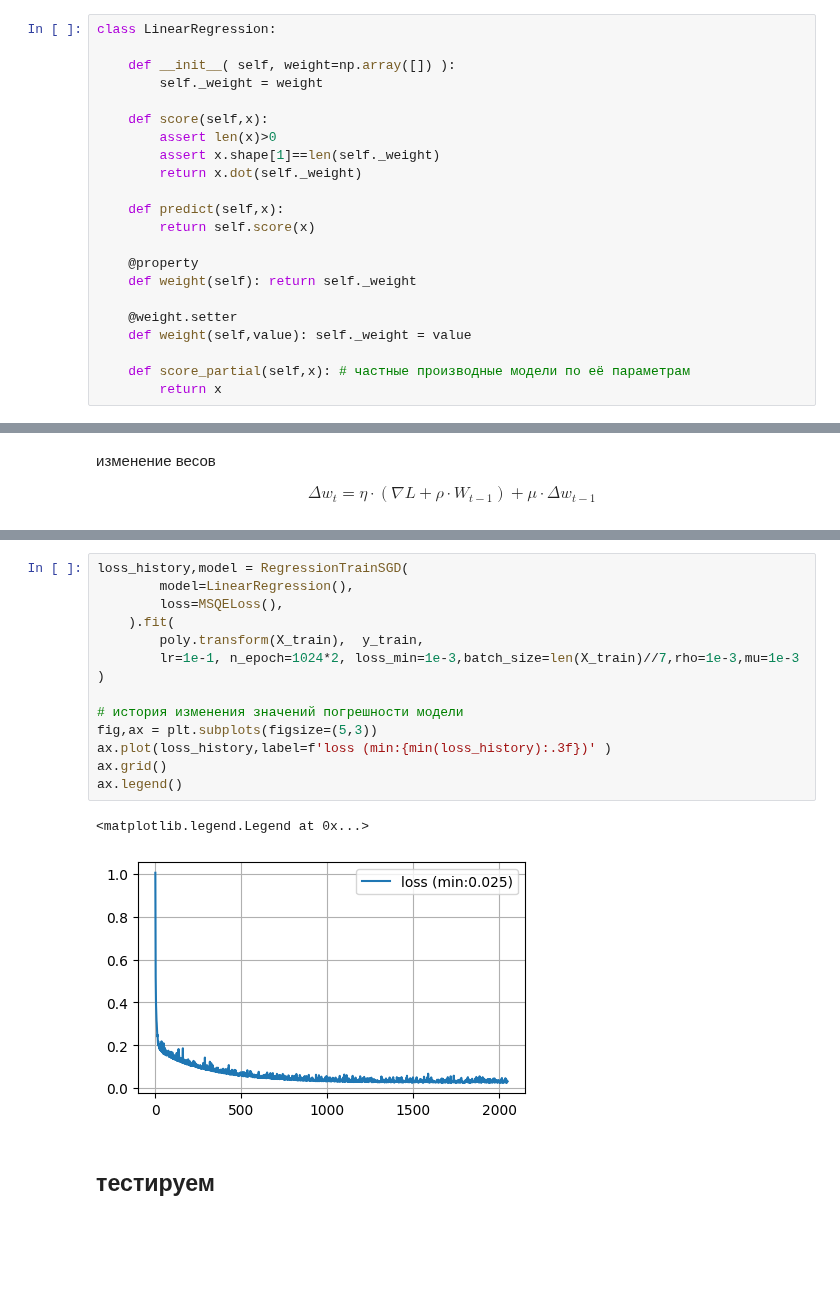
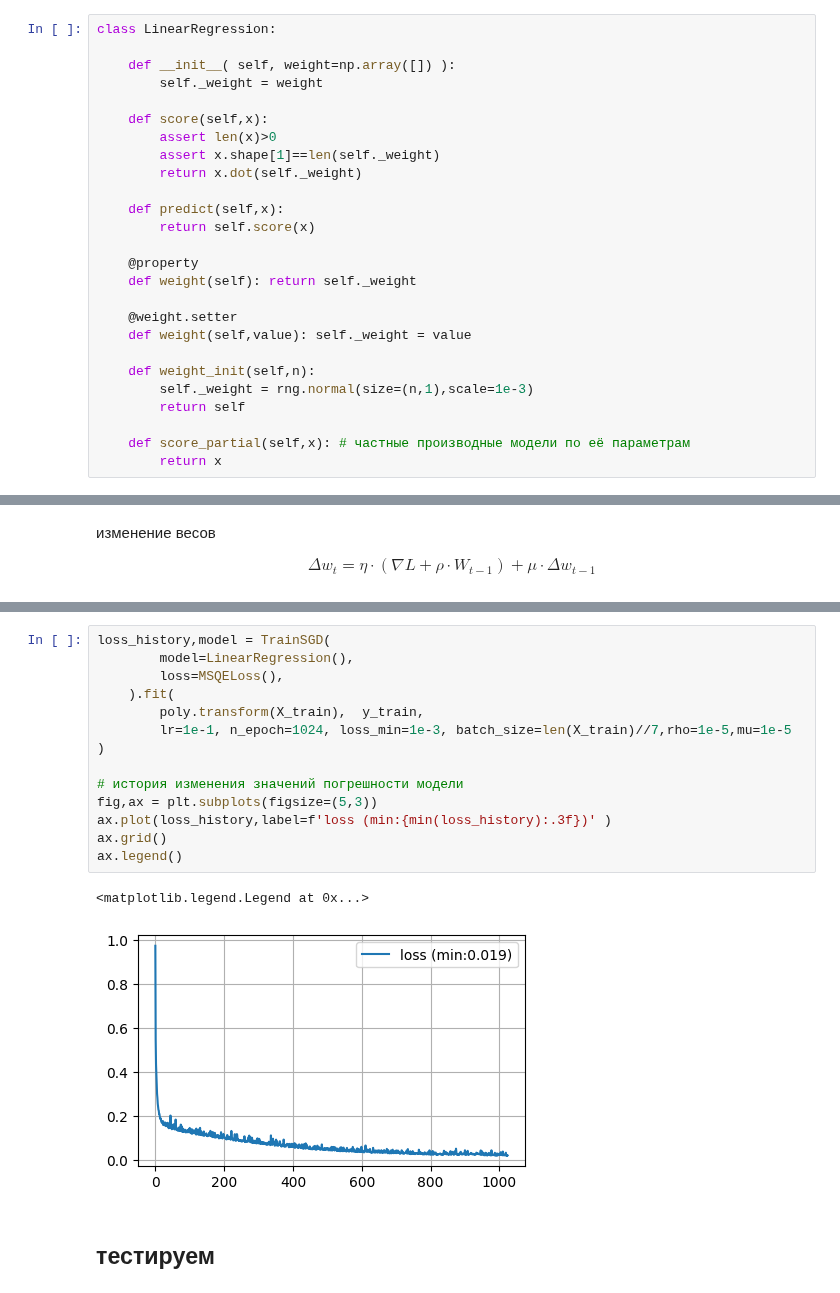
Before and after one commit to mechanoid5/ml_lectorium_2024_I, a Jupyter notebook: examples/13-regression-linear/02-regression-sgd.ipynb, the cells around one changed output, grey strips where cells are left out. Drawn from its saved outputs; the diff is of its cells as text; blank space fills up the shorter version.

```diff
--- a/examples/13-regression-linear/02-regression-sgd.ipynb
+++ b/examples/13-regression-linear/02-regression-sgd.ipynb
@@ -58,6 +59,10 @@ class LinearRegression:
     @weight.setter
     def weight(self,value): self._weight = value
 
+    def weight_init(self,n):
+        self._weight = rng.normal(size=(n,1),scale=1e-3)
+        return self
+
     def score_partial(self,x): # частные производные модели по её параметрам
         return x
 # %% [markdown]
@@ -168,20 +193,20 @@ poly = PolynomialFeatures(
 # %%
-loss_history,model = RegressionTrainSGD(
+loss_history,model = TrainSGD(
         model=LinearRegression(),
         loss=MSQELoss(),
     ).fit(
         poly.transform(X_train),  y_train,
-        lr=1e-1, n_epoch=1024*2, loss_min=1e-3,batch_size=len(X_train)//7,rho=1e-3,mu=1e-3
+        lr=1e-1, n_epoch=1024, loss_min=1e-3, batch_size=len(X_train)//7,rho=1e-5,mu=1e-5
 )
 
 # история изменения значений погрешности модели
 fig,ax = plt.subplots(figsize=(5,3))
 ax.plot(loss_history,label=f'loss (min:{min(loss_history):.3f})' )
 ax.grid()
 ax.legend()
 # %% [output]
 <matplotlib.legend.Legend at 0x...>
-[figure, old version]
+[figure, new version]
 # %% [markdown]
 ## тестируем
 # %%
```
Also changed, not shown: parts of 14 cells of this notebook, 6 other files.
